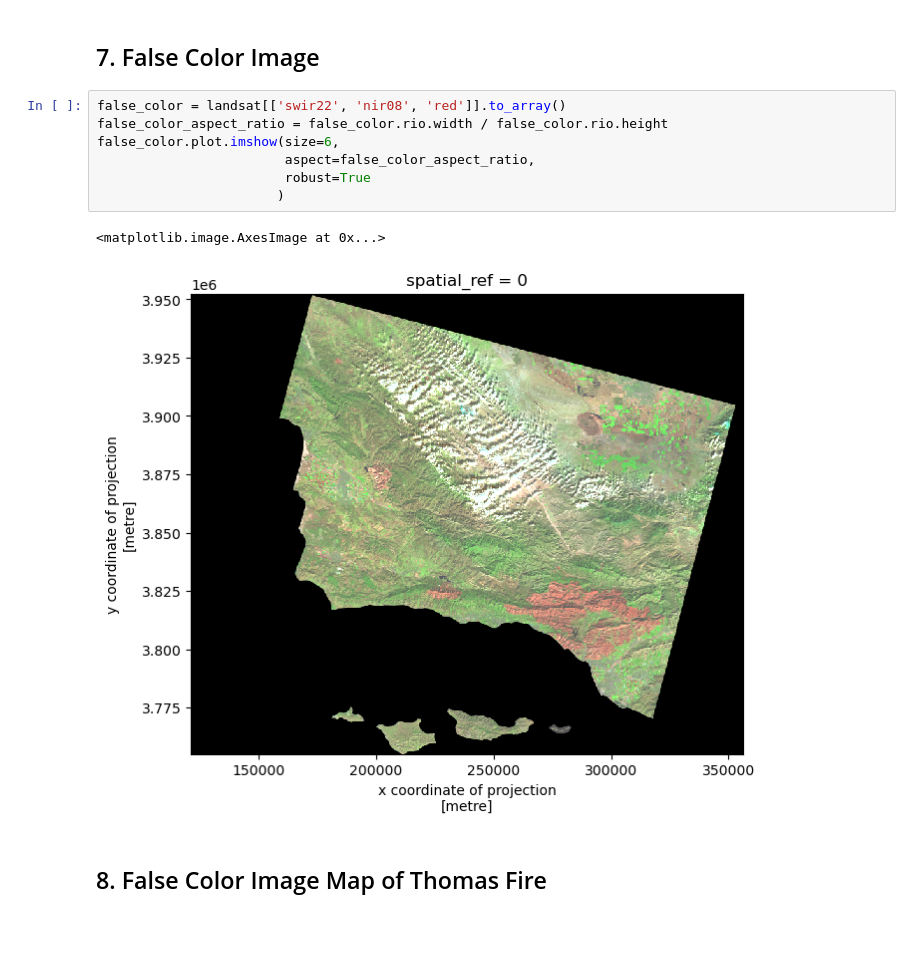
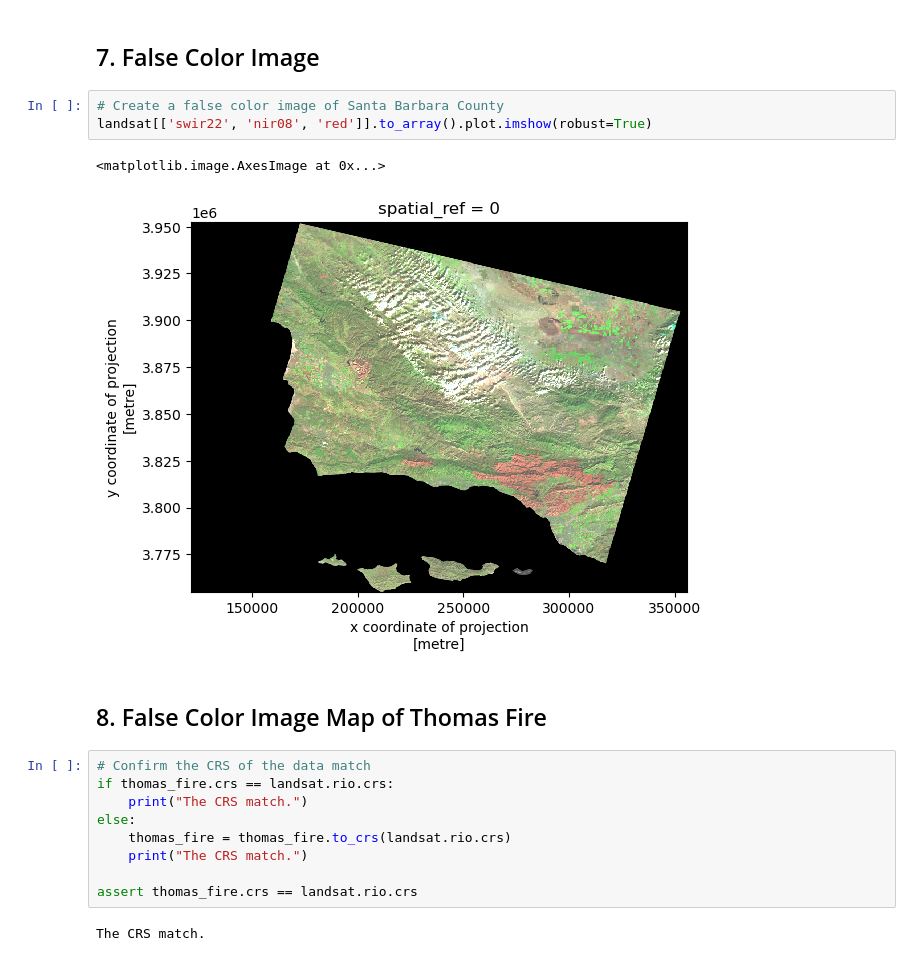
Before and after one commit to rfswick/eds220-hwk4, a Jupyter notebook: hwk4-task2-fire-scar-SWICK.ipynb, the cells around one changed output. Cells and saved outputs as stored; diff of their text form; blank space fills up the shorter version.

```diff
--- a/hwk4-task2-fire-scar-SWICK.ipynb
+++ b/hwk4-task2-fire-scar-SWICK.ipynb
@@ -109,16 +135,23 @@ rgb.plot.imshow(size=6, # Plot's height in inches
 # %% [markdown]
 ## 7. False Color Image
 # %%
-false_color = landsat[['swir22', 'nir08', 'red']].to_array()
-false_color_aspect_ratio = false_color.rio.width / false_color.rio.height
-false_color.plot.imshow(size=6,
-                        aspect=false_color_aspect_ratio,
-                        robust=True
-                       )
+# Create a false color image of Santa Barbara County
+landsat[['swir22', 'nir08', 'red']].to_array().plot.imshow(robust=True)
 # %% [output]
 <matplotlib.image.AxesImage at 0x...>
-[figure, old version]
+[figure, new version]
 # %% [markdown]
 ## 8. False Color Image Map of Thomas Fire
+# %%
+# Confirm the CRS of the data match
+if thomas_fire.crs == landsat.rio.crs:
+    print("The CRS match.")
+else:
+    thomas_fire = thomas_fire.to_crs(landsat.rio.crs)
+    print("The CRS match.")
+
+assert thomas_fire.crs == landsat.rio.crs
+# %% [output]
+The CRS match.
 # %%
 # Plot
```
Also changed, not shown: parts of 10 cells of this notebook.
